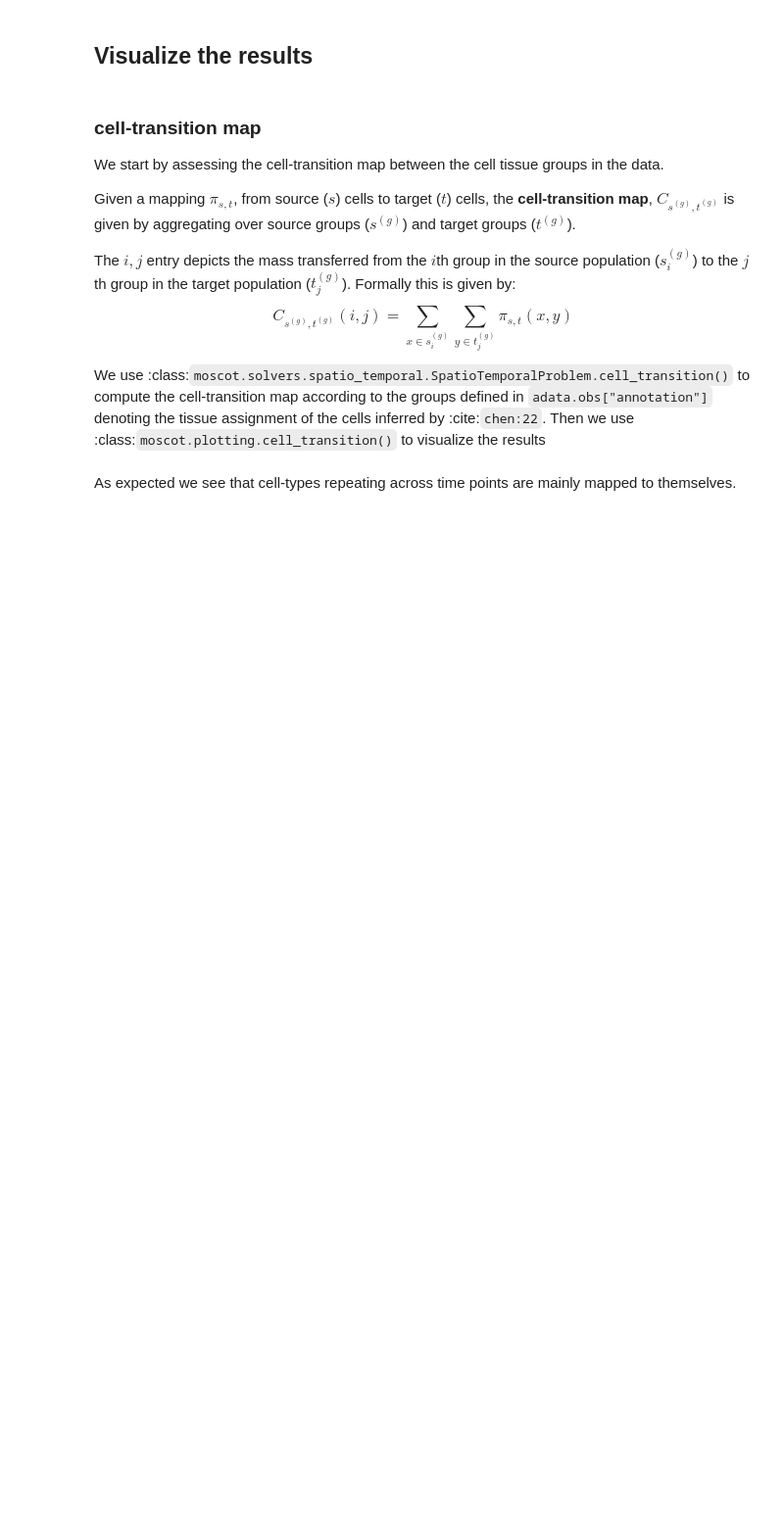
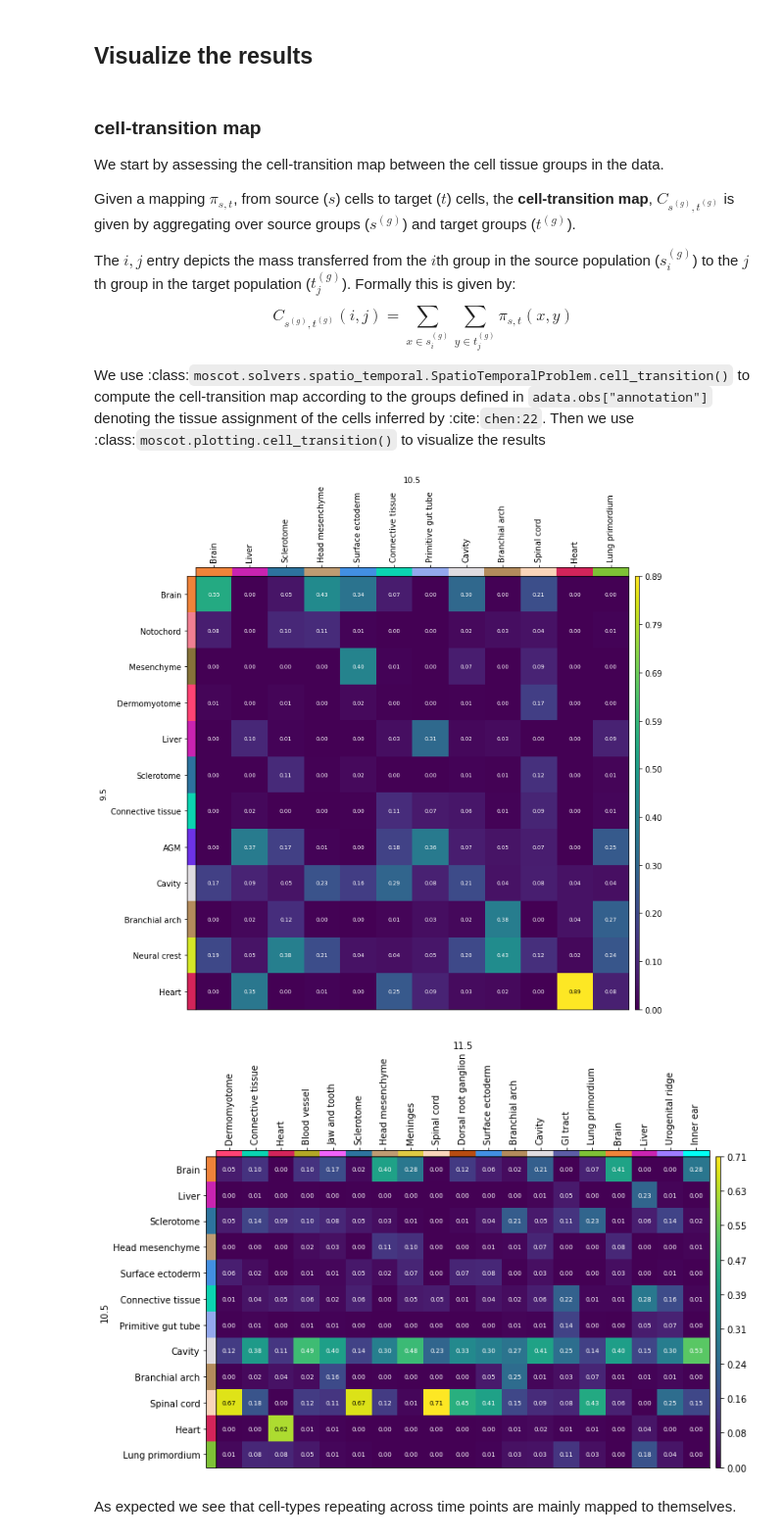
Before and after one commit to theislab/moscot_notebooks, a Jupyter notebook: tutorials/tu_05_spatiotemporal.ipynb, the cells around one changed output. Shown at 98% size. Saved outputs shown, nothing was run; the diff lists cells and outputs as text; code cells hidden in the pictures; blank space fills up the shorter version.

```diff
--- a/tutorials/tu_05_spatiotemporal.ipynb
+++ b/tutorials/tu_05_spatiotemporal.ipynb
@@ -84,4 +77,4 @@ To solve the problem we call :class:`moscot.solvers.spatio_temporal.SpatioTempor
 
 Here we utilize a `Low Rank` approach suggested by suggested by Meyer et al. :cite`scetbon:2021_a` :cite`scetbon:2021_b` which is beneficial when considering large datasets.
 # %%
-stp =  stp.solve(alpha=0.95, epsilon=1e-3, rank=100, gamma=100)
+stp =  stp.solve(alpha=0.9, epsilon=1e-3, rank=100, gamma=100)
@@ -104,18 +97,20 @@ We use :class:`moscot.solvers.spatio_temporal.SpatioTemporalProblem.cell_transit
 # %%
 # TODO: modify after issue # passing `fig` is resolved
 # fig, axs = plt.subplots(1, 2)
-dfs = {}
-timepoints = adata.obs["time"].unique()
+
 for key, prob in stp.problems.items():
     start, end = key
-    dfs[i] = stp.cell_transition(
+    stp.cell_transition(
         source=start,
         target=end,
         source_groups="annotation",
         target_groups="annotation",
     )
 
     mpl.cell_transition(stp, figsize=(8,8))
+# %% [output]
+[figure, added]
+[figure, added]
 # %% [markdown]
 As expected we see that cell-types repeating across time points are mainly mapped to themselves.
 # %% [markdown]
```
Also changed, not shown: parts of 9 cells of this notebook, 6 other files.
